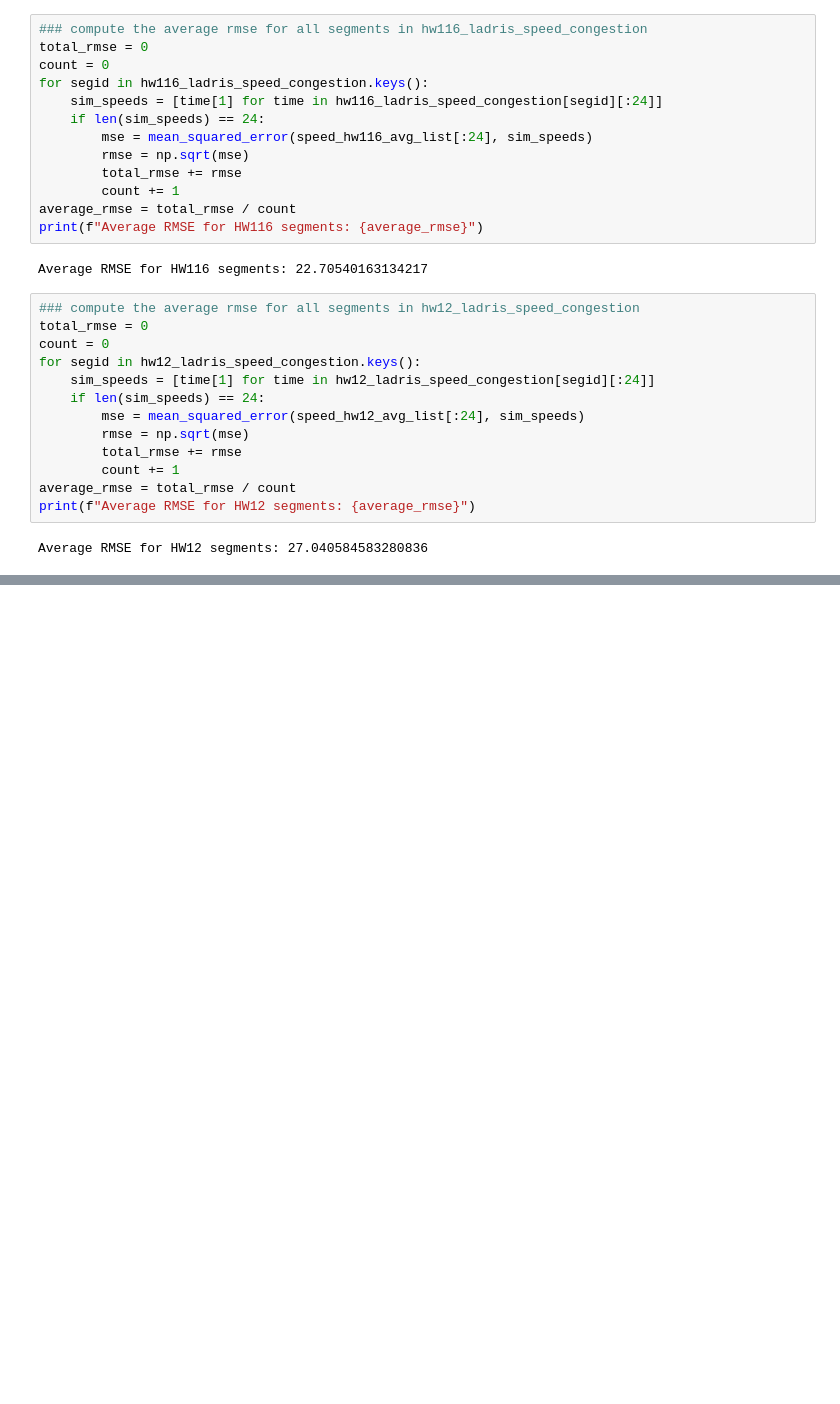
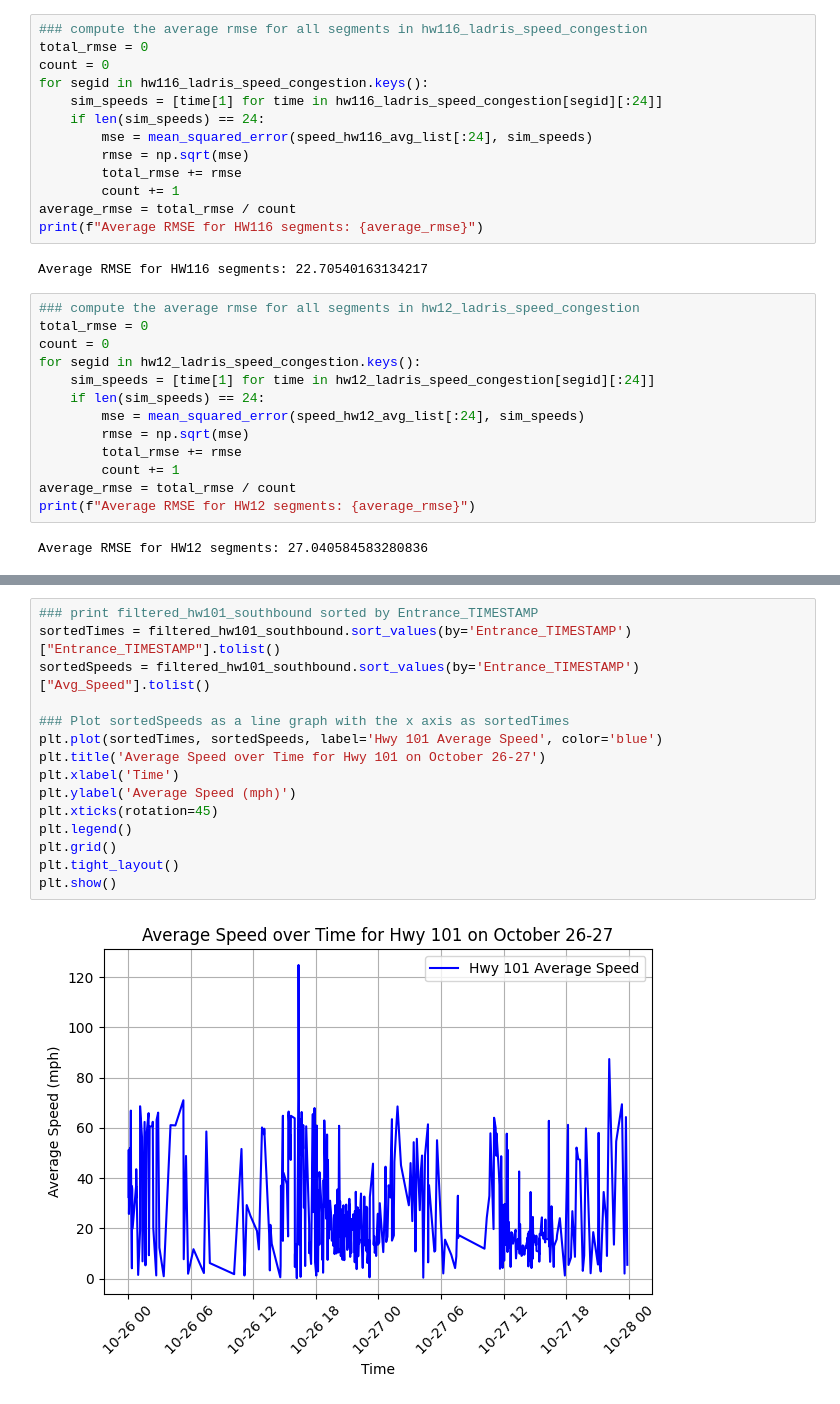
Before and after one commit to pfoytik/Highway-Routing-Data-Processing, a Jupyter notebook: ladris_travel_time_comparison.ipynb, the cells around one changed output, grey strips where cells are left out. Saved outputs shown, nothing was run; the diff lists cells and outputs as text; blank space fills up the shorter version.

```diff
--- a/ladris_travel_time_comparison.ipynb
+++ b/ladris_travel_time_comparison.ipynb
@@ -1618,0 +2205,17 @@ Average RMSE for HW12 segments: 27.040584583280836
+# %%
+### print filtered_hw101_southbound sorted by Entrance_TIMESTAMP
+sortedTimes = filtered_hw101_southbound.sort_values(by='Entrance_TIMESTAMP')["Entrance_TIMESTAMP"].tolist()
+sortedSpeeds = filtered_hw101_southbound.sort_values(by='Entrance_TIMESTAMP')["Avg_Speed"].tolist()
+
+### Plot sortedSpeeds as a line graph with the x axis as sortedTimes
+plt.plot(sortedTimes, sortedSpeeds, label='Hwy 101 Average Speed', color='blue')
+plt.title('Average Speed over Time for Hwy 101 on October 26-27')
+plt.xlabel('Time')
+plt.ylabel('Average Speed (mph)')
+plt.xticks(rotation=45)
+plt.legend()
+plt.grid()
+plt.tight_layout()
+plt.show()
+# %% [output]
+[figure, added]
```
Also changed, not shown: parts of 39 cells of this notebook.
